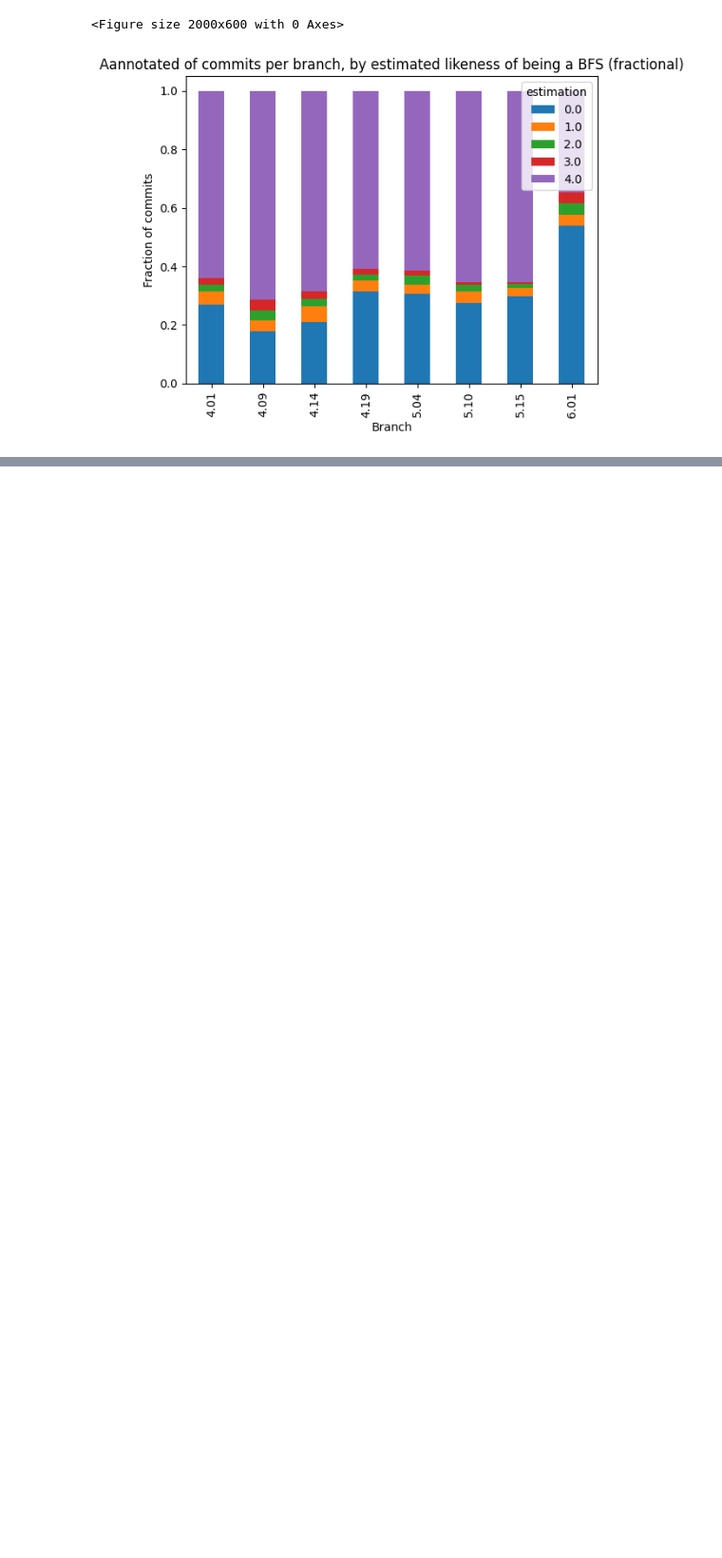
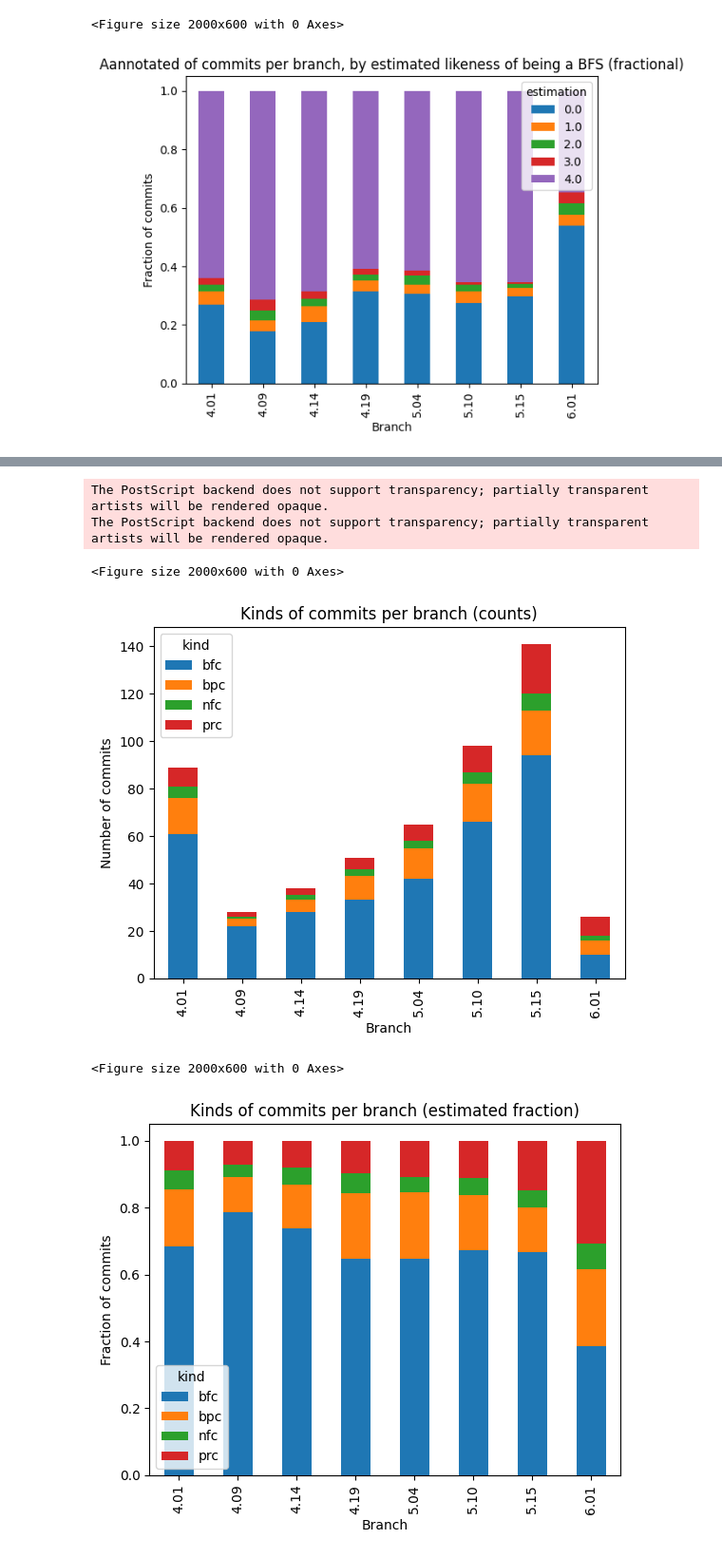
Before and after one commit to codeurjc/linux-bugs, a Jupyter notebook: lts-finder/Analysis.ipynb, the cells around one changed output, grey strips where cells are left out. Shown at 95% size. Saved outputs shown, nothing was run; the diff lists cells and outputs as text; code cells hidden in the pictures; blank space fills up the shorter version.

Commit message:
Some more analysis (kind of commit per branch)

```diff
--- a/lts-finder/Analysis.ipynb
+++ b/lts-finder/Analysis.ipynb
@@ -247,0 +338,31 @@ HTML(LTS_annotated.to_html(escape=False))
+# %%
+LTS_kinds = pd.merge(LTS_commits, data_df, on='hash', how='left')
+LTS_kinds = LTS_kinds[LTS_kinds['kind'].notna()]
+#LTS_kinds
+# %%
+kinds_counts = LTS_kinds.groupby('branch')['kind'].value_counts()
+kinds_fractions = LTS_kinds.groupby('branch')['kind'].value_counts(normalize=True)
+#display(kinds_counts, kinds_fractions)
+# %%
+plt.figure(figsize=(20, 6))
+kinds_counts.unstack().plot(kind="bar", stacked=True)
+plt.title("Kinds of commits per branch (counts)")
+plt.xlabel("Branch")
+plt.ylabel("Number of commits")
+#plt.show()
+plt.savefig(os.path.join("figs", f"annotated_commits_branch_kind.eps"))
+
+plt.figure(figsize=(20, 6))
+kinds_fractions.unstack().plot(kind="bar", stacked=True)
+plt.title("Kinds of commits per branch (estimated fraction)")
+plt.xlabel("Branch")
+plt.ylabel("Fraction of commits")
+#plt.show()
+plt.savefig(os.path.join("figs", f"annotated_commits_branch_kind_fraction.eps"))
+# %% [output]
+The PostScript backend does not support transparency; partially transparent artists will be rendered opaque.
+The PostScript backend does not support transparency; partially transparent artists will be rendered opaque.
+<Figure size 2000x600 with 0 Axes>
+[figure, added]
+<Figure size 2000x600 with 0 Axes>
+[figure, added]
```
Also changed, not shown: parts of 6 cells of this notebook, 1 other file.
